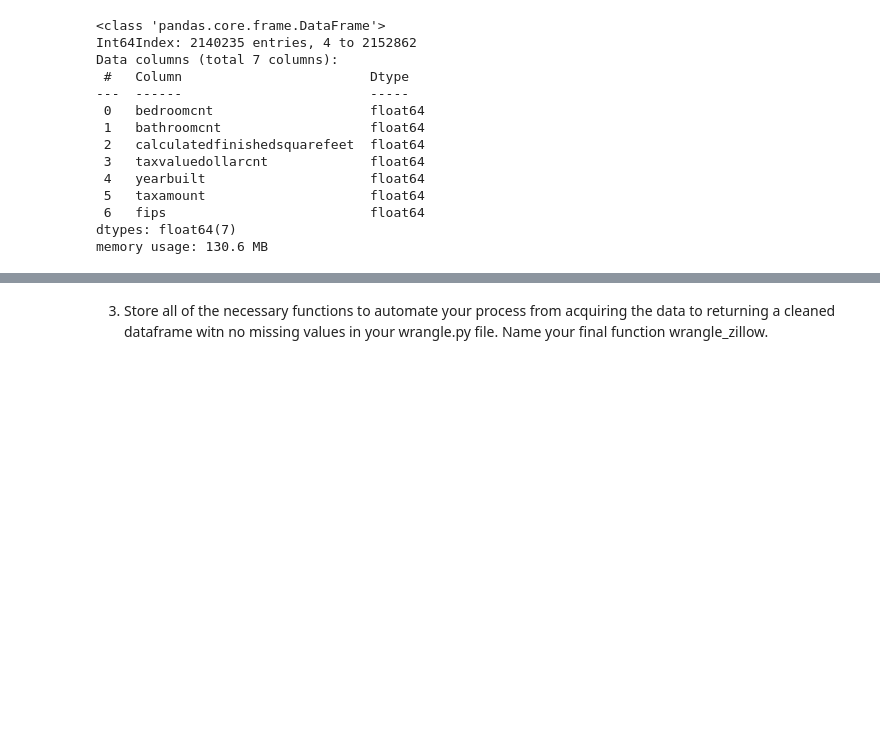
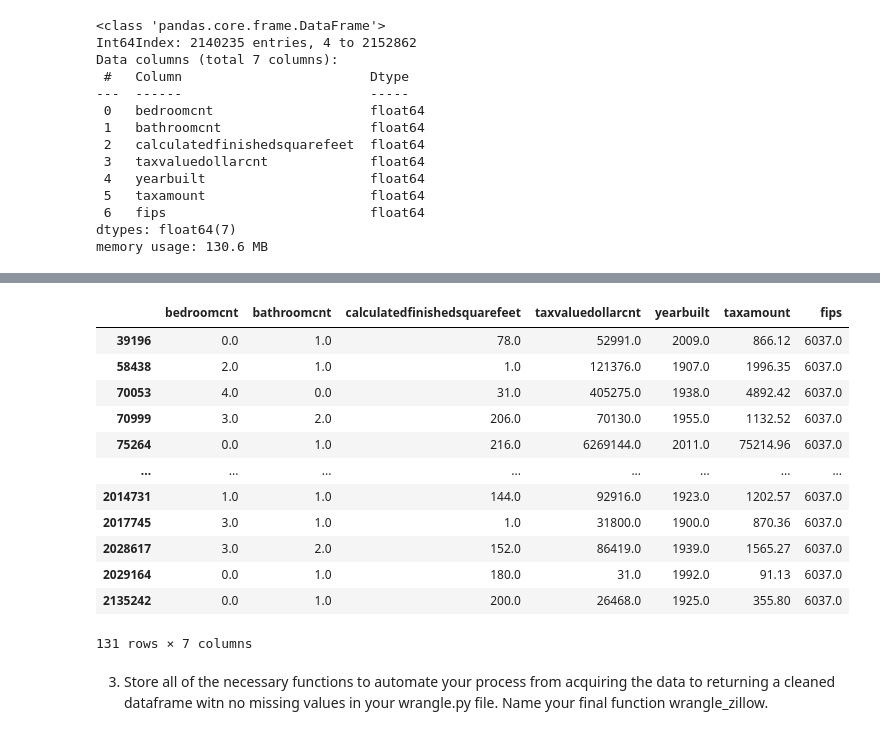
Before and after one commit to chadallen210/regression-exercises, a Jupyter notebook: wrangle.ipynb, the cells around one changed output, grey strips where cells are left out. Saved outputs shown, nothing was run; the diff lists cells and outputs as text; code cells hidden in the pictures; blank space fills up the shorter version.

```diff
--- a/wrangle.ipynb
+++ b/wrangle.ipynb
@@ -346,0 +408,3 @@ memory usage: 130.6 MB
+# %%
+# drop houses with no bedrooms and bathrooms
+zillowdf = zillowdf.drop(list(zillowdf[(zillowdf.bedroomcnt == 0) & (zillowdf.bathroomcnt == 0)].index))
@@ -347,3 +415,20 @@ memory usage: 130.6 MB
+# %%
+#
+zillowdf[zillowdf.calculatedfinishedsquarefeet < 250]
+# %% [output]
+|  | bedroomcnt | bathroomcnt | calculatedfinishedsquarefeet | taxvaluedollarcnt | yearbuilt | taxamount | fips |
+| 39196 | 0.0 | 1.0 | 78.0 | 52991.0 | 2009.0 | 866.12 | 6037.0 |
+| 58438 | 2.0 | 1.0 | 1.0 | 121376.0 | 1907.0 | 1996.35 | 6037.0 |
+| 70053 | 4.0 | 0.0 | 31.0 | 405275.0 | 1938.0 | 4892.42 | 6037.0 |
+| 70999 | 3.0 | 2.0 | 206.0 | 70130.0 | 1955.0 | 1132.52 | 6037.0 |
+| 75264 | 0.0 | 1.0 | 216.0 | 6269144.0 | 2011.0 | 75214.96 | 6037.0 |
+| ... | ... | ... | ... | ... | ... | ... | ... |
+| 2014731 | 1.0 | 1.0 | 144.0 | 92916.0 | 1923.0 | 1202.57 | 6037.0 |
+| 2017745 | 3.0 | 1.0 | 1.0 | 31800.0 | 1900.0 | 870.36 | 6037.0 |
+| 2028617 | 3.0 | 2.0 | 152.0 | 86419.0 | 1939.0 | 1565.27 | 6037.0 |
+| 2029164 | 0.0 | 1.0 | 180.0 | 31.0 | 1992.0 | 91.13 | 6037.0 |
+| 2135242 | 0.0 | 1.0 | 200.0 | 26468.0 | 1925.0 | 355.80 | 6037.0 |
+131 rows × 7 columns
 # %% [markdown]
 3. Store all of the necessary functions to automate your process from acquiring the data to returning a cleaned dataframe witn no missing values in your wrangle.py file. Name your final function wrangle_zillow.
 # %%
```
Also changed, not shown: parts of 17 cells of this notebook.
